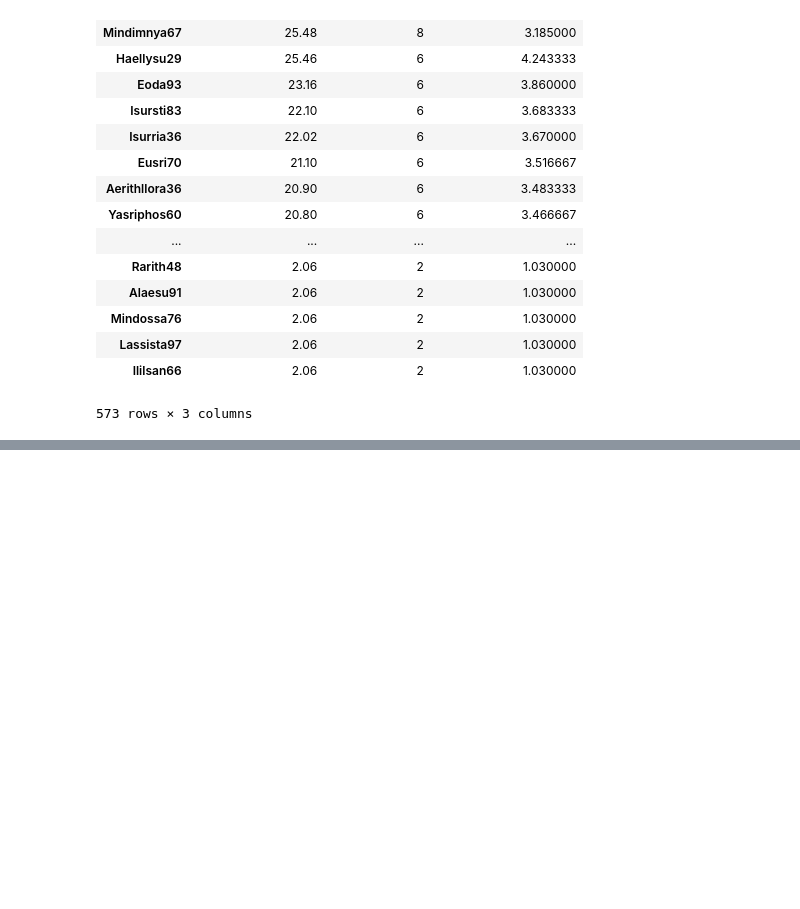
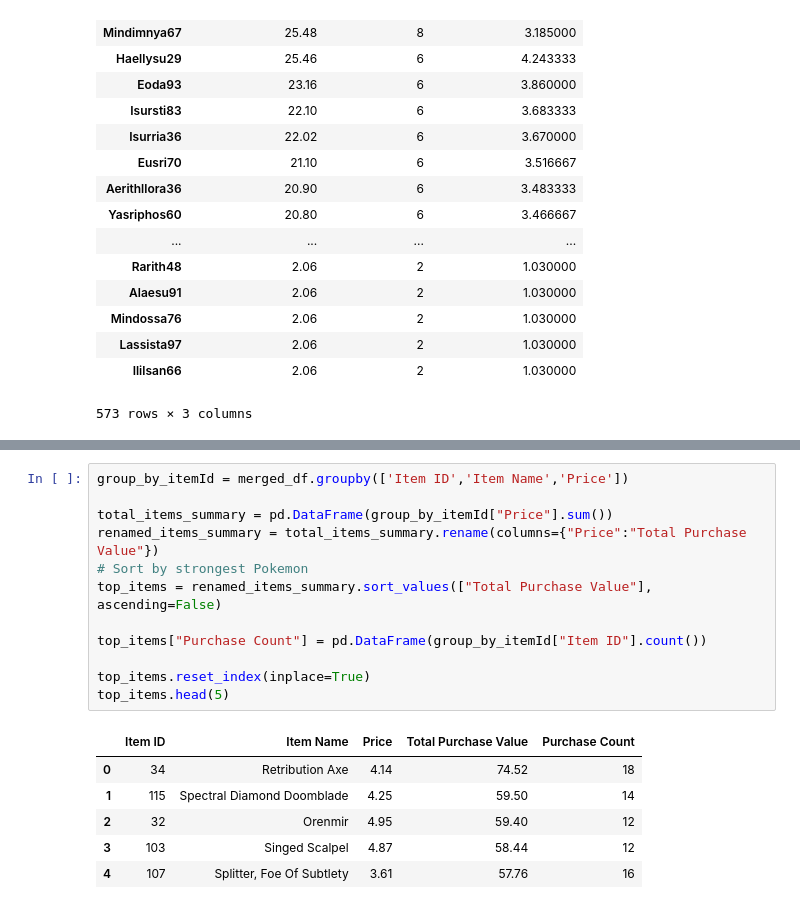
Before and after one commit to abhinav2313/heroes_of_pymoli, a Jupyter notebook: HW4.ipynb, the cells around one changed output, grey strips where cells are left out. Saved outputs shown, nothing was run; the diff lists cells and outputs as text; blank space fills up the shorter version.

```diff
--- a/HW4.ipynb
+++ b/HW4.ipynb
@@ -196,0 +216,19 @@ highest_spender
+# %%
+group_by_itemId = merged_df.groupby(['Item ID','Item Name','Price'])
+
+total_items_summary = pd.DataFrame(group_by_itemId["Price"].sum())
+renamed_items_summary = total_items_summary.rename(columns={"Price":"Total Purchase Value"})
+# Sort by strongest Pokemon
+top_items = renamed_items_summary.sort_values(["Total Purchase Value"], ascending=False)
+
+top_items["Purchase Count"] = pd.DataFrame(group_by_itemId["Item ID"].count())
+
+top_items.reset_index(inplace=True)
+top_items.head(5)
+# %% [output]
+|  | Item ID | Item Name | Price | Total Purchase Value | Purchase Count |
+| 0 | 34 | Retribution Axe | 4.14 | 74.52 | 18 |
+| 1 | 115 | Spectral Diamond Doomblade | 4.25 | 59.50 | 14 |
+| 2 | 32 | Orenmir | 4.95 | 59.40 | 12 |
+| 3 | 103 | Singed Scalpel | 4.87 | 58.44 | 12 |
+| 4 | 107 | Splitter, Foe Of Subtlety | 3.61 | 57.76 | 16 |
```
Also changed, not shown: parts of 1 cell of this notebook.
